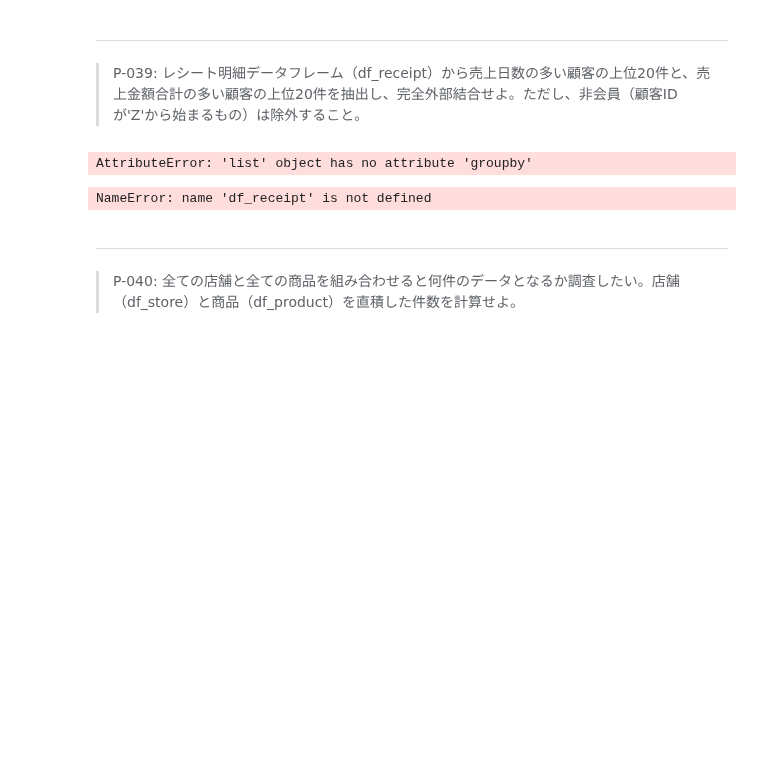
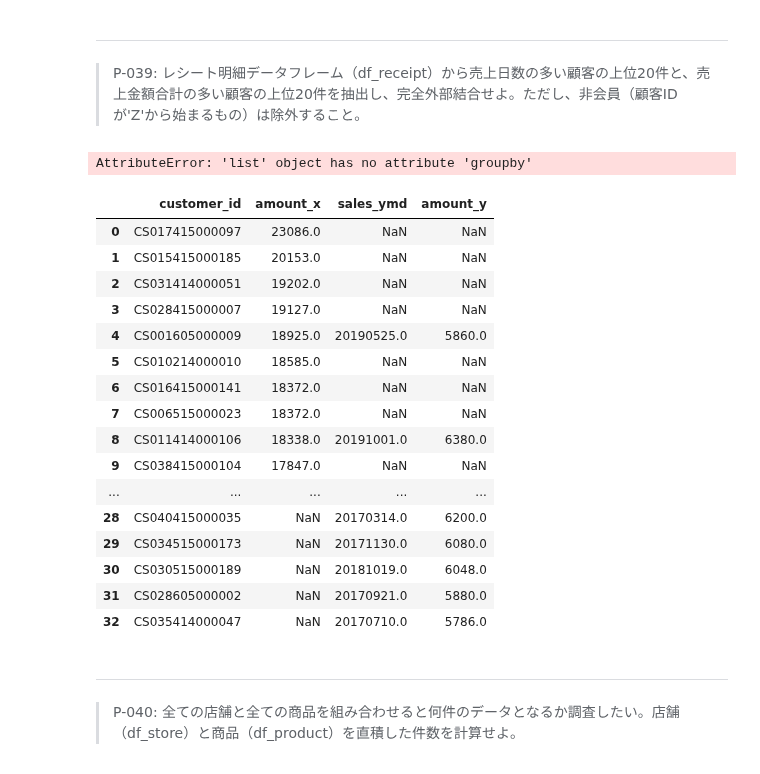
Before and after one commit to yohata1013/koan, a Jupyter notebook: 100knock/submit/yukario/100_knock_Python(yukario).ipynb, the cells around one changed output. Saved outputs shown, nothing was run; the diff lists cells and outputs as text; code cells hidden in the pictures; blank space fills up the shorter version.

```diff
--- a/100knock/submit/yukario/100_knock_Python(yukario).ipynb
+++ b/100knock/submit/yukario/100_knock_Python(yukario).ipynb
@@ -827,21 +818,35 @@ df38_2[(df38_2['gender_cd']==1) & (~df38_2['customer_id'].str.startswith("Z"))].
 # %%
 #完全外部結合？？？？？？
 #レシート
 df_r1=df_receipt.groupby('customer_id').amount.sum().reset_index()
-#df_r2=df_r1.query('not customer_id.str.startswith("Z")', engine='python')
-df_r2[(~df_r2['customer_id'].str.startswith("Z"))].groupby(['customer_id'])[["amount"]].sum()
+df_r2=df_r1.query('not customer_id.str.startswith("Z")', engine='python')
 df_r3=df_r2.sort_values('amount',ascending=False).head(20)
 
 #合計金額
 df_s1=df_receipt.groupby(['customer_id','sales_ymd']).amount.sum().reset_index()
-#df_s2=df_s1.query('not customer_id.str.startswith("Z")', engine='python')
-df_s2[(~df_s2['customer_id'].str.startswith("Z"))].groupby(['customer_id','sales_ymd'])[["amount"]].sum()
+df_s2=df_s1.query('not customer_id.str.startswith("Z")', engine='python')
 df_s3=df_s2.sort_values('amount',ascending=False).head(20)
 
 df39=df_r3.merge(df_s3,on='customer_id',how='outer')
 df39
 # %% [output]
-NameError: name 'df_receipt' is not defined
+|  | customer_id | amount_x | sales_ymd | amount_y |
+| 0 | CS017415000097 | 23086.0 | NaN | NaN |
+| 1 | CS015415000185 | 20153.0 | NaN | NaN |
+| 2 | CS031414000051 | 19202.0 | NaN | NaN |
+| 3 | CS028415000007 | 19127.0 | NaN | NaN |
+| 4 | CS001605000009 | 18925.0 | 20190525.0 | 5860.0 |
+| 5 | CS010214000010 | 18585.0 | NaN | NaN |
+| 6 | CS016415000141 | 18372.0 | NaN | NaN |
+| 7 | CS006515000023 | 18372.0 | NaN | NaN |
+| 8 | CS011414000106 | 18338.0 | 20191001.0 | 6380.0 |
+| 9 | CS038415000104 | 17847.0 | NaN | NaN |
+| ... | ... | ... | ... | ... |
+| 28 | CS040415000035 | NaN | 20170314.0 | 6200.0 |
+| 29 | CS034515000173 | NaN | 20171130.0 | 6080.0 |
+| 30 | CS030515000189 | NaN | 20181019.0 | 6048.0 |
+| 31 | CS028605000002 | NaN | 20170921.0 | 5880.0 |
+| 32 | CS035414000047 | NaN | 20170710.0 | 5786.0 |
 # %% [markdown]
 ---
 > P-040: 全ての店舗と全ての商品を組み合わせると何件のデータとなるか調査したい。店舗（df_store）と商品（df_product）を直積した件数を計算せよ。
```
Also changed, not shown: parts of 2 cells of this notebook.
